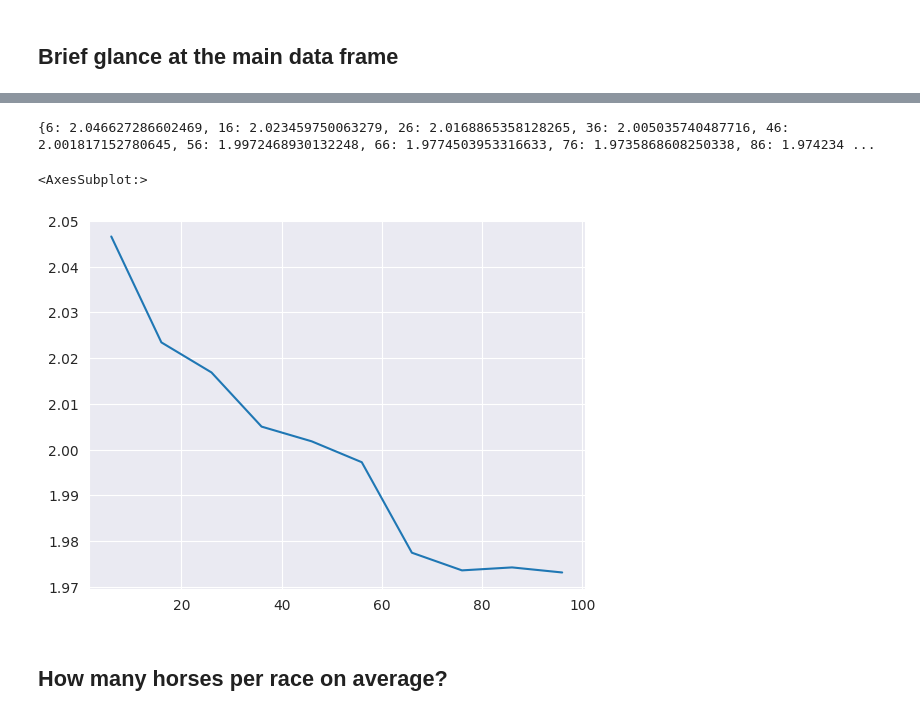
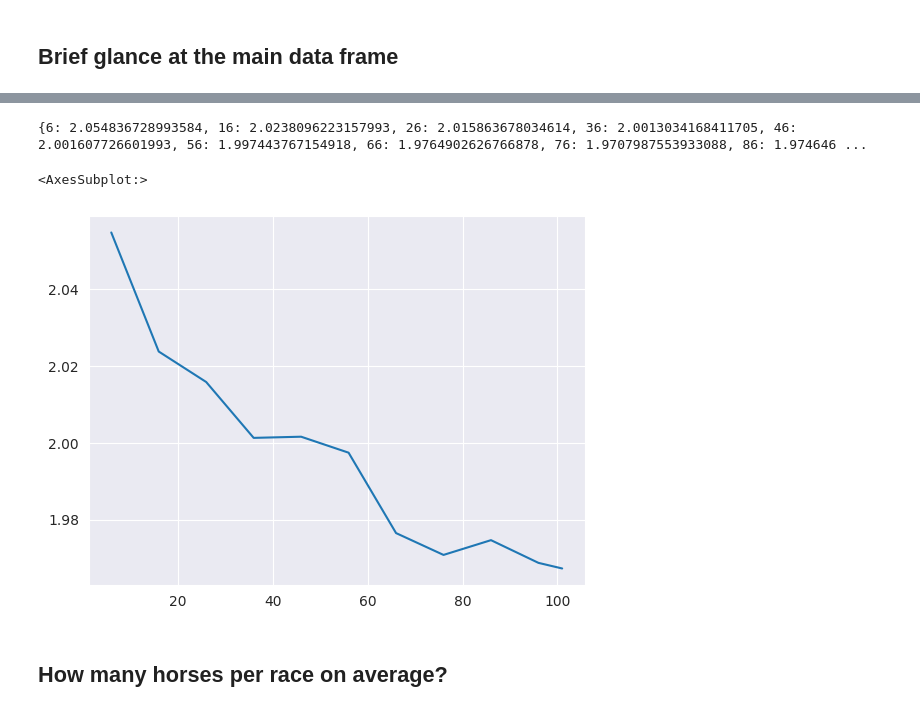
Before and after one commit to Dateb/WageringSystem, a Jupyter notebook: notebooks/EDA.ipynb, the cells around one changed output, grey strips where cells are left out. Cells and saved outputs as stored; diff of their text form; code cells hidden in the pictures.

```diff
--- a/notebooks/EDA.ipynb
+++ b/notebooks/EDA.ipynb
@@ -24,20 +24,18 @@ races_df
 # %%
 import pickle
 import seaborn as sns
 from ModelTuning.simulate_conf import LEARNING_CURVE_PATH
 
 with open(LEARNING_CURVE_PATH, "rb") as f:
     learning_curve = pickle.load(f)
 
-learning_curve = {6: 2.046627286602469, 16: 2.023459750063279, 26: 2.0168865358128265, 36: 2.005035740487716, 46: 2.001817152780645, 56: 1.9972468930132248, 66: 1.9774503953316633, 76: 1.9735868608250338, 86: 1.9742343110196732, 96: 1.9731262957348543}
-
 print(learning_curve)
 
 sns.lineplot(learning_curve)
 # %% [output]
-{6: 2.046627286602469, 16: 2.023459750063279, 26: 2.0168865358128265, 36: 2.005035740487716, 46: 2.001817152780645, 56: 1.9972468930132248, 66: 1.9774503953316633, 76: 1.9735868608250338, 86: 1.974234 ...
+{6: 2.054836728993584, 16: 2.0238096223157993, 26: 2.015863678034614, 36: 2.0013034168411705, 46: 2.001607726601993, 56: 1.997443767154918, 66: 1.9764902626766878, 76: 1.9707987553933088, 86: 1.974646 ...
 <AxesSubplot:>
-[figure, old version]
+[figure, new version]
 # %% [markdown]
 ## How many horses per race on average?
 # %%
```
Also changed, not shown: parts of 1 cell of this notebook, 14 other files.
